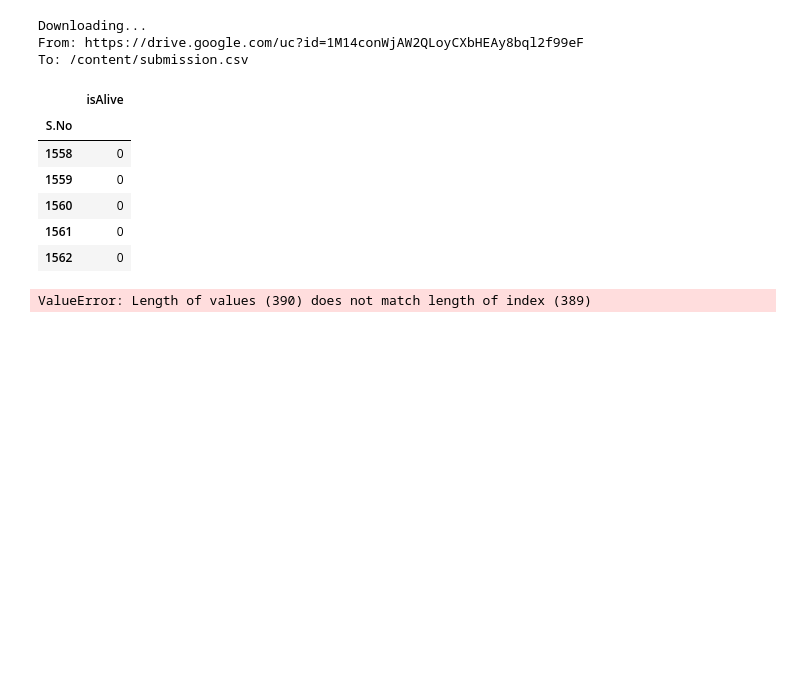
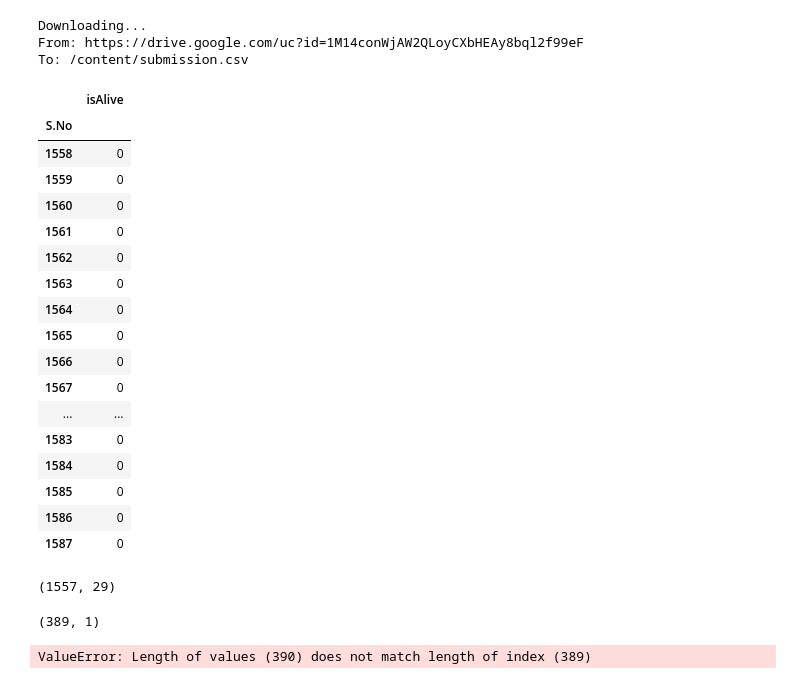
Before and after one commit to Ggh13/DLS_2025, a Jupyter notebook: week_01_ml_intro/Homework/hw_1_game_of_thrones.ipynb, the cells around one changed output. Cells and saved outputs as stored; diff of their text form; code cells hidden in the pictures; blank space fills up the shorter version.

```diff
--- a/week_01_ml_intro/Homework/hw_1_game_of_thrones.ipynb
+++ b/week_01_ml_intro/Homework/hw_1_game_of_thrones.ipynb
@@ -647,13 +692,32 @@ From: https://drive.google.com/uc?id=1M14conWjAW2QLoyCXbHEAy8bql2f99eF
 To: /content/submission.csv
 # %%
 submission = pd.read_csv("/content/submission.csv", index_col='S.No')
-submission.head(5)
+submission.head(30)
 # %% [output]
 |  | isAlive |
 | S.No |  |
 | 1558 | 0 |
 | 1559 | 0 |
 | 1560 | 0 |
 | 1561 | 0 |
 | 1562 | 0 |
+| 1563 | 0 |
+| 1564 | 0 |
+| 1565 | 0 |
+| 1566 | 0 |
+| 1567 | 0 |
+| ... | ... |
+| 1583 | 0 |
+| 1584 | 0 |
+| 1585 | 0 |
+| 1586 | 0 |
+| 1587 | 0 |
+# %%
+data.shape
+# %% [output]
+(1557, 29)
+# %%
+submission.shape
+# %% [output]
+(389, 1)
 # %%
```
Also changed, not shown: parts of 9 cells of this notebook.
